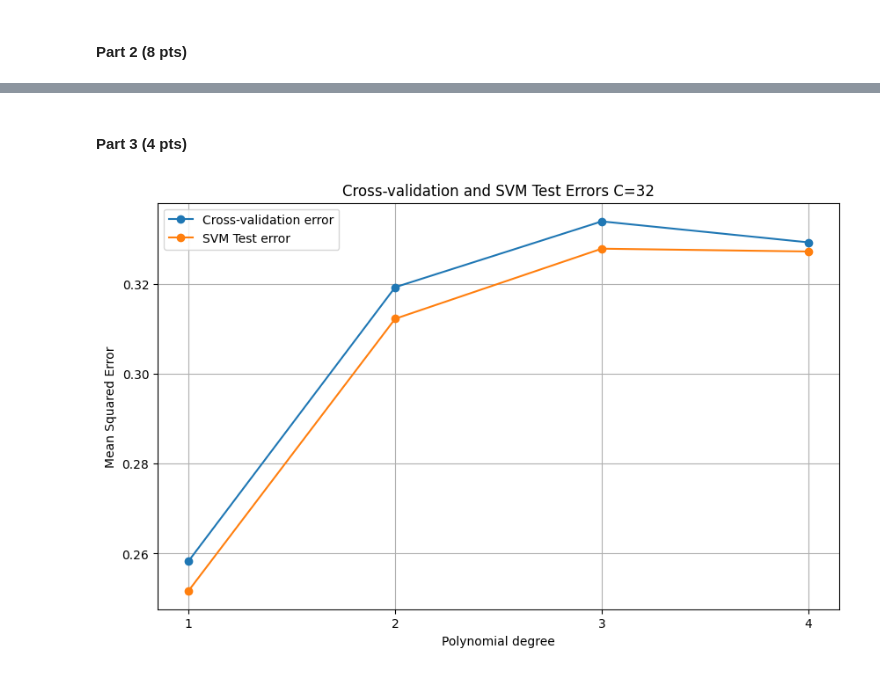
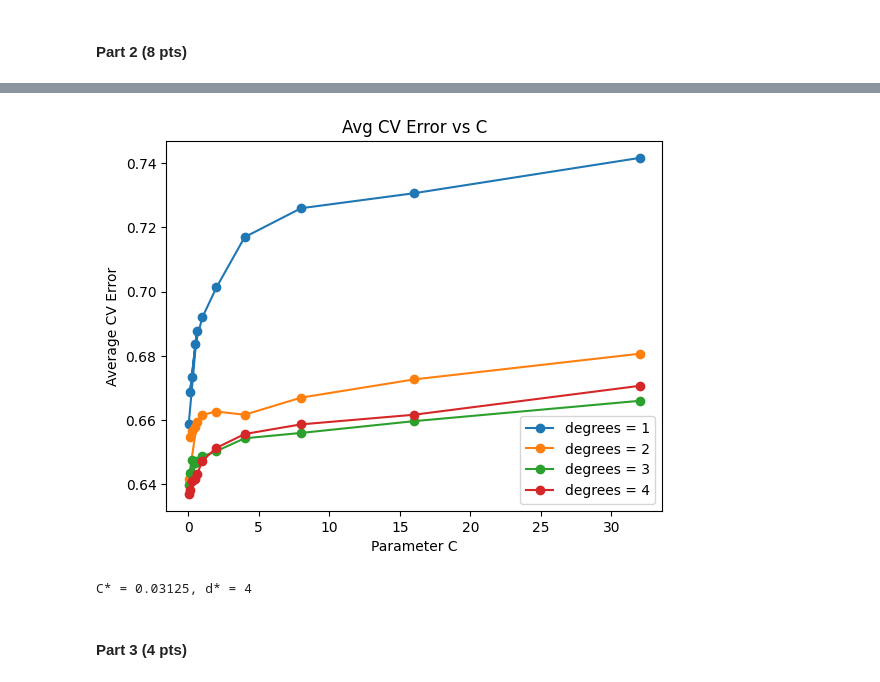
Before and after one commit to jag2k2/ut-stat-ml, a Jupyter notebook: HW3/Homework3Programming.ipynb, the cells around one changed output, grey strips where cells are left out. Drawn from its saved outputs; the diff is of its cells as text; code cells hidden in the pictures.

```diff
--- a/HW3/Homework3Programming.ipynb
+++ b/HW3/Homework3Programming.ipynb
@@ -604,24 +677,14 @@ kf = KFold(n_splits=10, shuffle=True, random_state=42)
 cv_errors = []
 test_errors = []
 
-C_values = [0.03125, 0.125, 1, 8, 32]
+C_values = [0.03125, 0.625, 0.125, 0.25, 0.5, 1, 2, 4, 8, 16, 32]
 degrees = [1, 2, 3, 4]
 
+d_c_scores = []
 for degree in degrees:
-    cv_errors_degree = []
-    for C in C_values:
-        svm = SVC(kernel='poly', degree=degree, C=C)
-        cv_errors_C = []
-
-        for train_index, val_index in kf.split(x_train):
-            x_train_fold, x_val_fold = x_train[train_index], x_train[val_index]
-            y_train_fold, y_val_fold = y_train[train_index], y_train[val_index]
-            svm.fit(x_train_fold, y_train_fold)
-            y_val_pred = svm.predict(x_val_fold)
-            mse = mean_squared_error(y_val_fold, y_val_pred)
-            cv_errors_C.append(mse)
-        avg_cv_error_C = np.mean(cv_errors_C)
-        print("Degree:", degree, "C:", C, "Mean Error:", avg_cv_error_C)
-        cv_errors_degree.append(avg_cv_error_C)
-    cv_errors.append(cv_errors_degree)
+    for c in C_values:
+        svm = SVC(kernel='poly', degree=degree, C=c)
+        scores = cross_val_score(svm, X=x_train, y=y_train, cv=kf, verbose=1)
+        d_c_scores.append((degree, c, scores))
+        print("Degree:", degree, "C:", c, "Cross val score:", scores)
 # %% [output]
@@ -689,0 +708,6 @@ Best C: 32
+# %%
+dc_avg_scores = []
+for row in d_c_scores:
+    dc_avg_scores.append((row[0], row[1], np.mean(row[2])))
+dc_avg_scores_array = np.array(dc_avg_scores)
+print(dc_avg_scores_array)
@@ -690,15 +732,23 @@ Best C: 32
+# %%
+plt.plot(C_values, dc_avg_scores_array[0:11,2], label="degrees = 1", marker='o')
+plt.plot(C_values, dc_avg_scores_array[11:22,2], label="degrees = 2", marker='o')
+plt.plot(C_values, dc_avg_scores_array[22:33,2], label="degrees = 3", marker='o')
+plt.plot(C_values, dc_avg_scores_array[33:44,2], label="degrees = 4", marker='o')
+plt.xlabel('Parameter C')
+plt.ylabel('Average CV Error')
+plt.title('Avg CV Error vs C')
+plt.legend()
+plt.show()
+# %% [output]
+[figure, added]
+# %%
+avg_scores = dc_avg_scores_array[:,2]
+best_score = np.min(avg_scores)
+best_c_row = np.where(avg_scores==best_score)[0]
+best_c = dc_avg_scores_array[best_c_row,1][0]
+best_d = int(dc_avg_scores_array[best_c_row,0][0])
+print("C* = {}, d* = {}".format(best_c, best_d))
+# %% [output]
+C* = 0.03125, d* = 4
 # %% [markdown]
 #### Part 3 (**4 pts**)
-# %%
-plt.figure(figsize=(10, 6))
-plt.plot(degrees, best_cv_errors, marker='o', label='Cross-validation error')
-plt.plot(degrees, test_errors, marker='o', label='SVM Test error')
-plt.xlabel('Polynomial degree')
-plt.ylabel('Mean Squared Error')
-plt.title('Cross-validation and SVM Test Errors C=32')
-plt.xticks(degrees)
-plt.legend()
-plt.grid(True)
-plt.show()
-# %% [output]
-[figure, removed]
```
Also changed, not shown: parts of 11 cells of this notebook.
